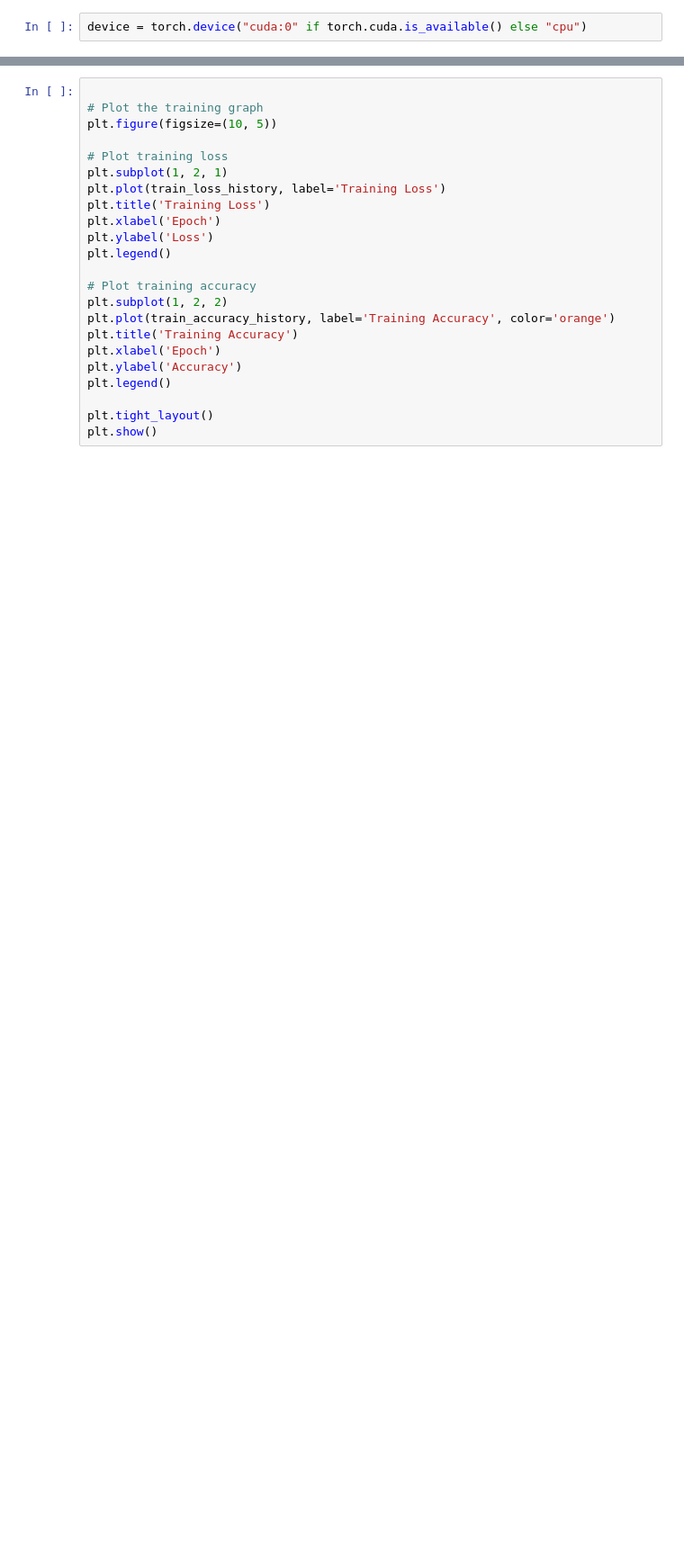
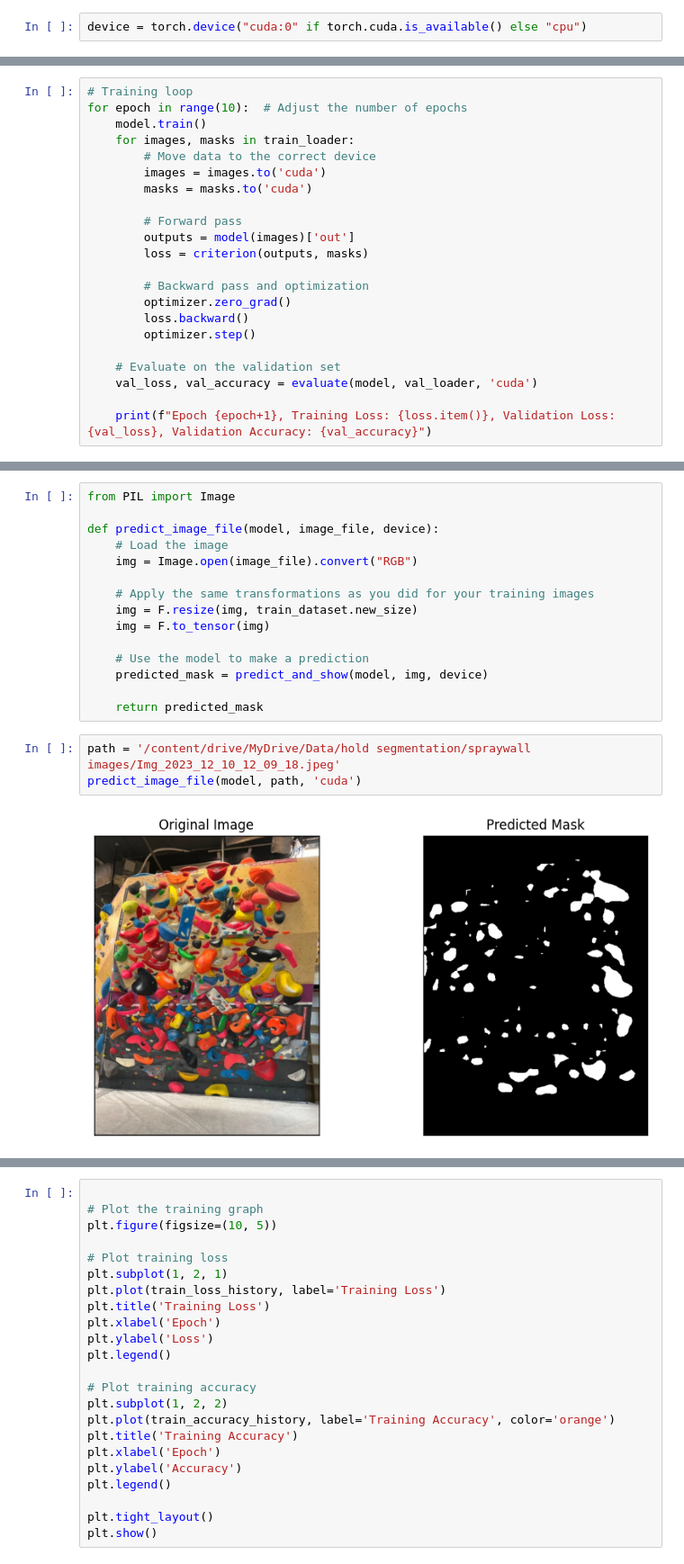
Before and after one commit to ydsyvn/Climbing-Hold-Segmentation, a Jupyter notebook: final_project_hold_segmentation.ipynb, the cells around one changed output, grey strips where cells are left out. Shown at 90% size. Drawn from its saved outputs; the diff is of its cells as text; blank space fills up the shorter version.

```diff
--- a/final_project_hold_segmentation.ipynb
+++ b/final_project_hold_segmentation.ipynb
@@ -235,0 +166,22 @@ print(f'Accuracy: {eval_accuracy}')
+# %%
+# Training loop
+for epoch in range(10):  # Adjust the number of epochs
+    model.train()
+    for images, masks in train_loader:
+        # Move data to the correct device
+        images = images.to('cuda')
+        masks = masks.to('cuda')
+
+        # Forward pass
+        outputs = model(images)['out']
+        loss = criterion(outputs, masks)
+
+        # Backward pass and optimization
+        optimizer.zero_grad()
+        loss.backward()
+        optimizer.step()
+
+    # Evaluate on the validation set
+    val_loss, val_accuracy = evaluate(model, val_loader, 'cuda')
+
+    print(f"Epoch {epoch+1}, Training Loss: {loss.item()}, Validation Loss: {val_loss}, Validation Accuracy: {val_accuracy}")
@@ -235,0 +250,20 @@ print(f'Accuracy: {eval_accuracy}')
+# %%
+from PIL import Image
+
+def predict_image_file(model, image_file, device):
+    # Load the image
+    img = Image.open(image_file).convert("RGB")
+
+    # Apply the same transformations as you did for your training images
+    img = F.resize(img, train_dataset.new_size)
+    img = F.to_tensor(img)
+
+    # Use the model to make a prediction
+    predicted_mask = predict_and_show(model, img, device)
+
+    return predicted_mask
+# %%
+path = '/content/drive/MyDrive/Data/hold segmentation/spraywall images/Img_2023_12_10_12_09_18.jpeg'
+predict_image_file(model, path, 'cuda')
+# %% [output]
+[figure, added]
```
Also changed, not shown: parts of 49 cells of this notebook.
